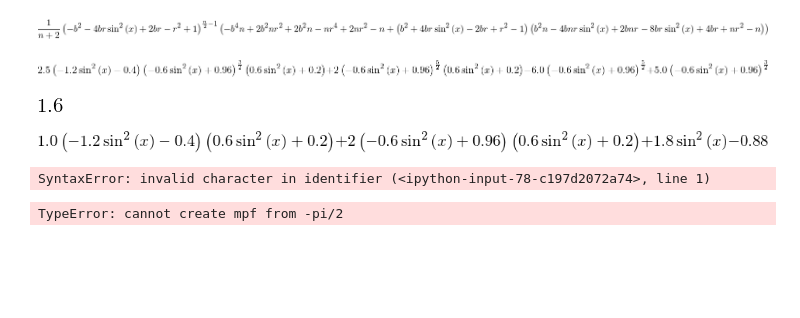
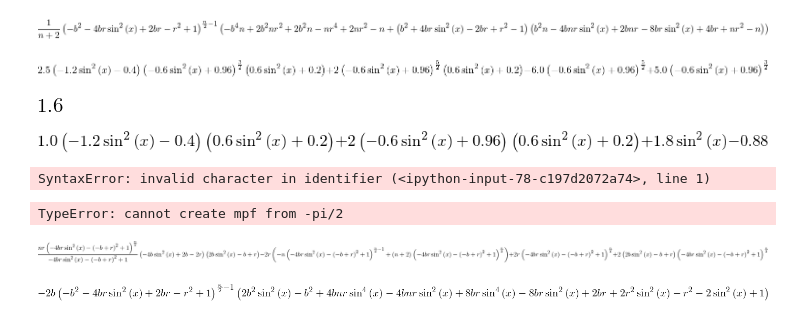
Before and after one commit to rodluger/Limbdark.jl, a Jupyter notebook: proofs/dpdr.ipynb, the cells around one changed output. Cells and saved outputs as stored; diff of their text form; code cells hidden in the pictures; blank space fills up the shorter version.

```diff
--- a/proofs/dpdr.ipynb
+++ b/proofs/dpdr.ipynb
@@ -90,3 +90,11 @@ SyntaxError: invalid character in identifier (<ipython-input-78-c197d2072a74>, l
 quad(lambda x: (-1.2*sin(x)**2-0.4)*(0.6*sin(x)**2+0.2)+2*(-0.6*sin(x)**2+0.96)*(0.6*sin(x)**2+0.2)+1.8*sin(x)**2-0.88,[-pi/2,pi/2])
 # %% [output]
 TypeError: cannot create mpf from -pi/2
+# %%
+dpdr_diff
+# %% [output]
+[figure, added]
+# %%
+simplify(dpdr_diff)
+# %% [output]
+[figure, added]
```
Also changed, not shown: 2 other files.
